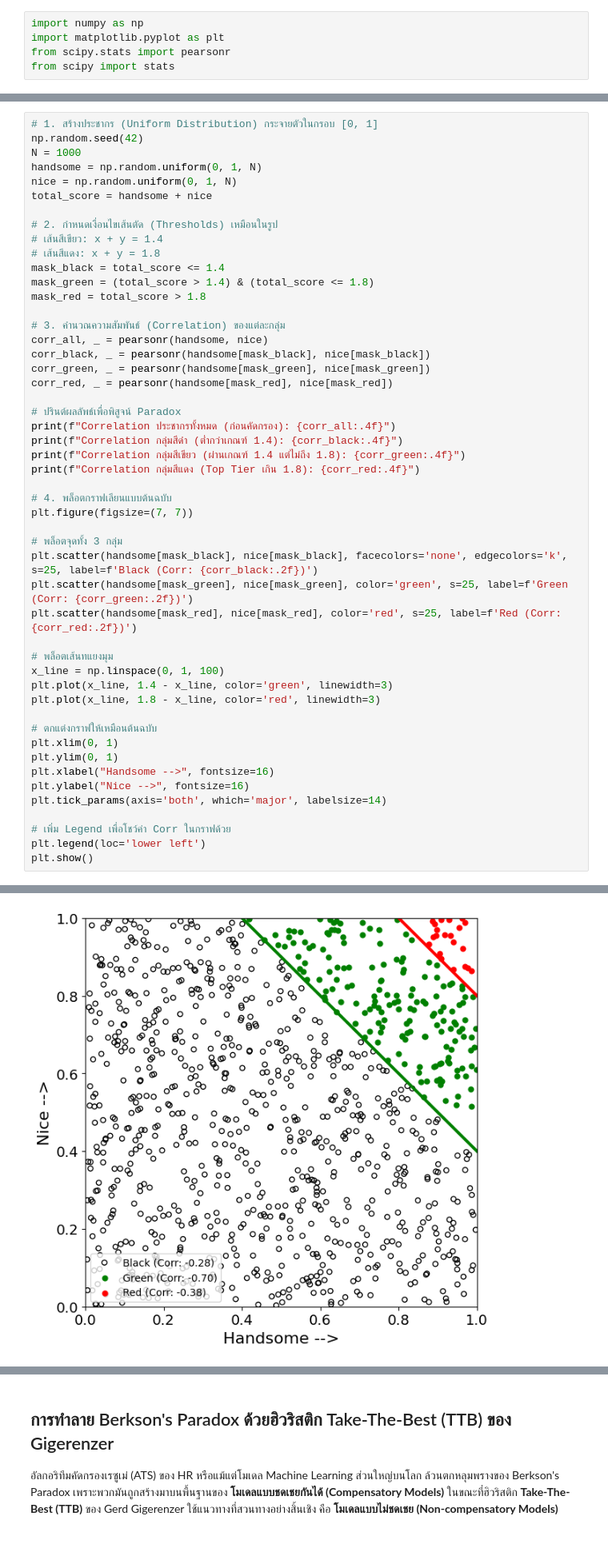
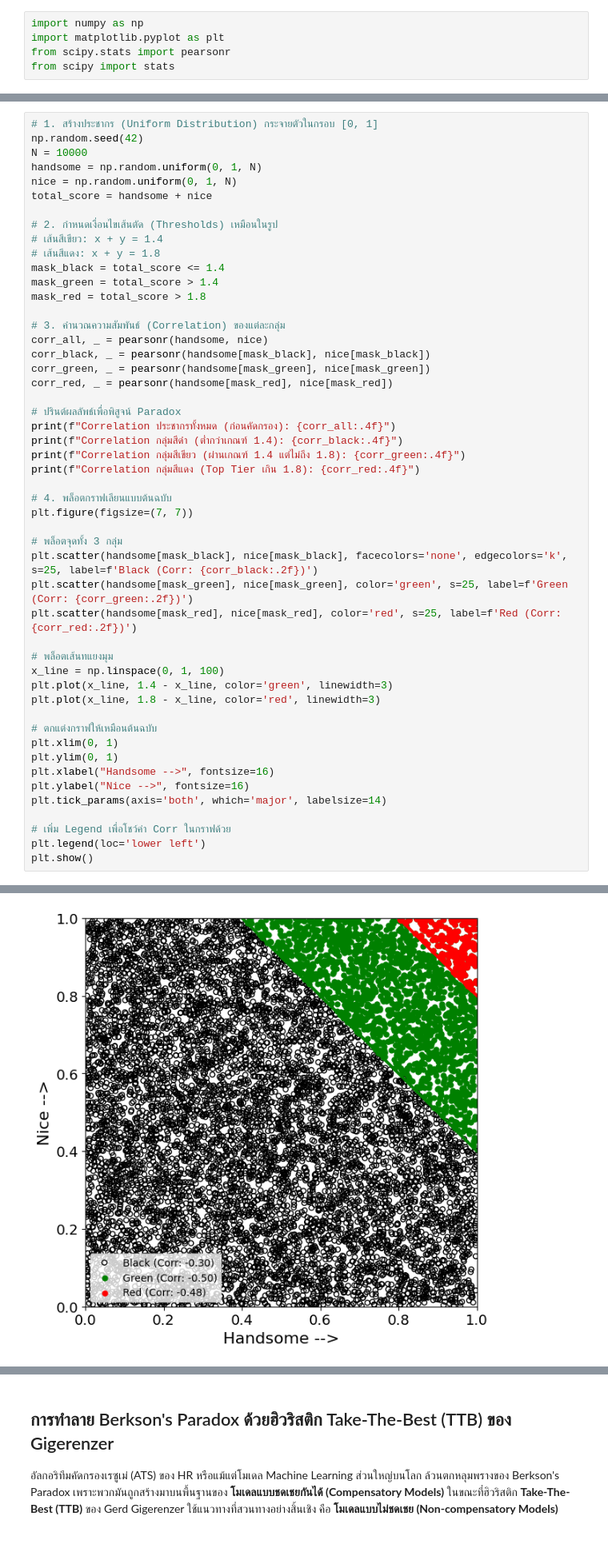
Before and after one commit to OrnlyP63/Medium, a Jupyter notebook: berseon-paradox/berkson.ipynb, the cells around one changed output, grey strips where cells are left out. Shown at 80% size. Cells and saved outputs as stored; diff of their text form.

```diff
--- a/berseon-paradox/berkson.ipynb
+++ b/berseon-paradox/berkson.ipynb
@@ -197,7 +197,7 @@ Ignoring fixed y limits to fulfill fixed data aspect with adjustable data limits
 # %%
 # 1. สร้างประชากร (Uniform Distribution) กระจายตัวในกรอบ [0, 1]
 np.random.seed(42)
-N = 1000
+N = 10000
 handsome = np.random.uniform(0, 1, N)
 nice = np.random.uniform(0, 1, N)
 total_score = handsome + nice
@@ -206,7 +206,7 @@ total_score = handsome + nice
 # เส้นสีเขียว: x + y = 1.4
 # เส้นสีแดง: x + y = 1.8
 mask_black = total_score <= 1.4
-mask_green = (total_score > 1.4) & (total_score <= 1.8)
+mask_green = total_score > 1.4
 mask_red = total_score > 1.8
 
 # 3. คำนวณความสัมพันธ์ (Correlation) ของแต่ละกลุ่ม
@@ -252,2 +252,2 @@ Correlation กลุ่มสีแดง (Top Tier เกิน 1.8): -0.3751
-[figure, old version]
+[figure, new version]
 # %%
```
Also changed, not shown: parts of 3 cells of this notebook.
